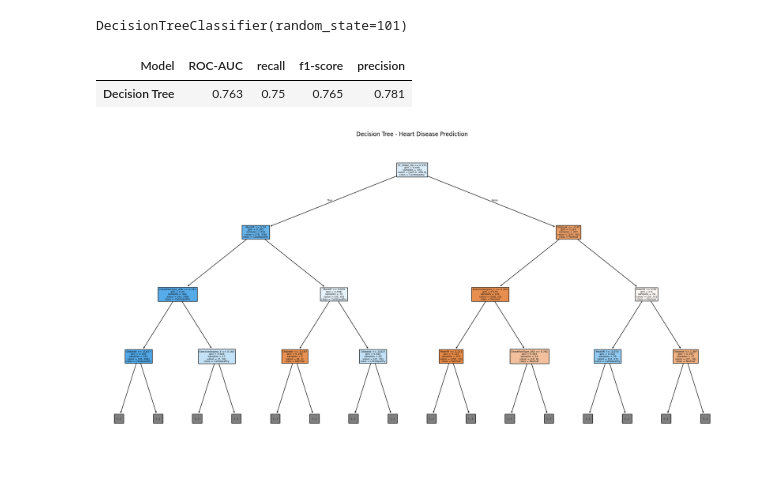
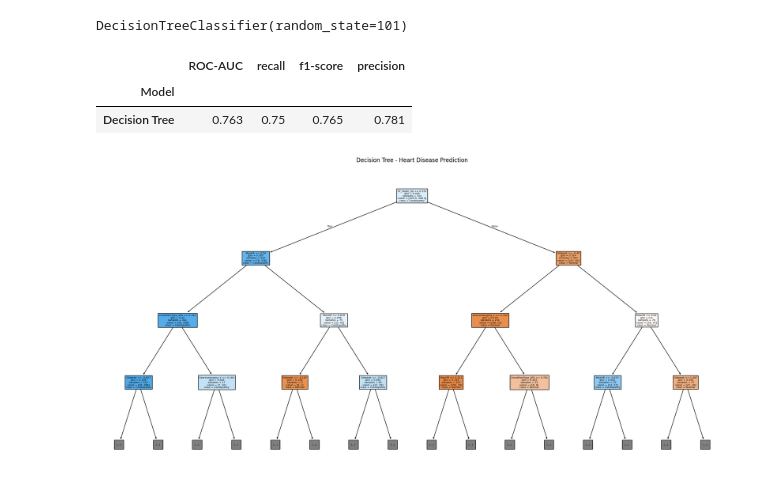
Before and after one commit to biotechwithdata/REPO, a Jupyter notebook: heart_disease_risk_analysis.ipynb, the cells around one changed output. Drawn from its saved outputs; the diff is of its cells as text; code cells hidden in the pictures.

```diff
--- a/heart_disease_risk_analysis.ipynb
+++ b/heart_disease_risk_analysis.ipynb
@@ -786,13 +788,12 @@ scaler = StandardScaler()
 X_train = scaler.fit_transform(X_train)
 X_test = scaler.fit_transform(X_test)
 # %%
-def extract_metrics(report, ROC, metrics, model_name):
+def extract_metrics(report, ROC, model_name):
+    metrics = ["ROC-AUC", "recall", "f1-score", "precision"]
     report["1"]["ROC-AUC"] = ROC
     df = pd.DataFrame(report).transpose()
     df = df.loc["1", metrics].rename(model_name)
     return df
-
-metrics = ["ROC-AUC", "recall", "f1-score", "precision"]
 # %% [markdown]
 #### Logistic Regression
 # %%
@@ -825,13 +827,14 @@ y_pred_tree = clf.predict(X_test)
 # %%
 report = classification_report(y_test, y_pred_tree, output_dict=True)
 y_prob = clf.predict_proba(X_test)[:,1]
 ROC = roc_auc_score(y_test, y_prob)
-res_tree = extract_metrics(report, ROC, metrics, "Decision Tree")
+res_tree = extract_metrics(report, ROC, "Decision Tree")
+res_tree = res_tree.to_frame().round(3).T
 res_tree.index.name = "Model"
-res_tree = res_tree.to_frame().round(3).T
 res_tree
 # %% [output]
-| Model | ROC-AUC | recall | f1-score | precision |
+|  | ROC-AUC | recall | f1-score | precision |
+| Model |  |  |  |  |
 | Decision Tree | 0.763 | 0.75 | 0.765 | 0.781 |
 # %%
 plt.figure(figsize=(24,12))
```
Also changed, not shown: parts of 37 cells of this notebook, 1 other file.
